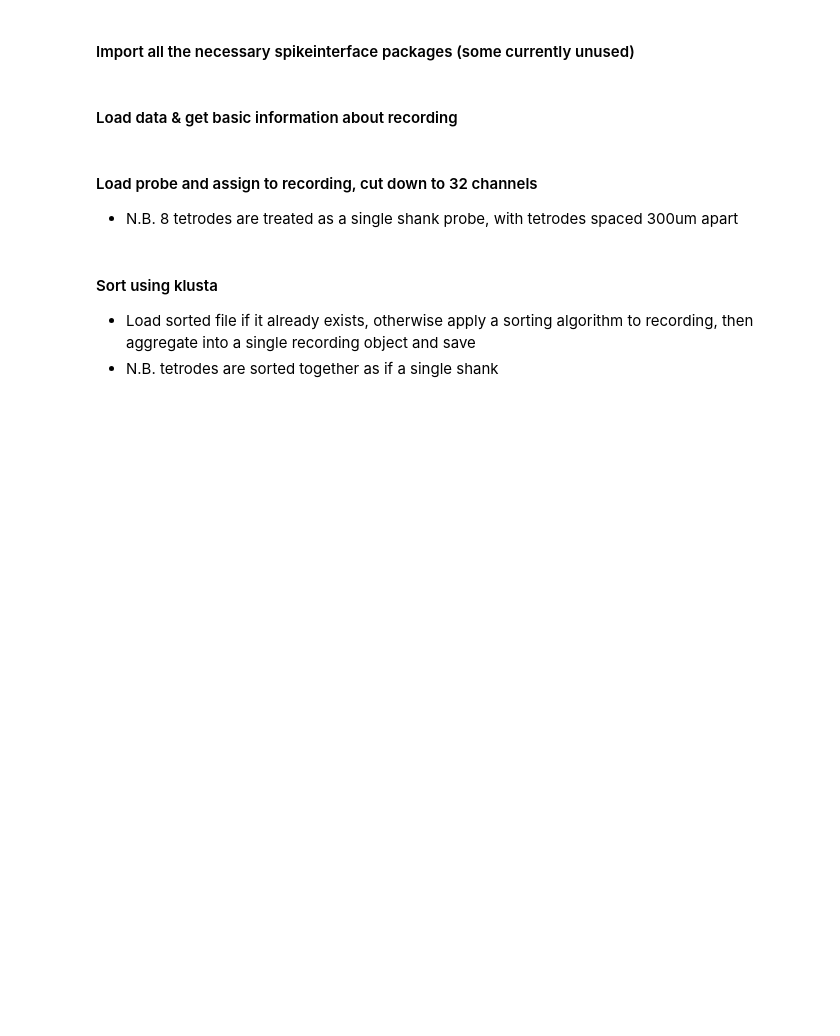
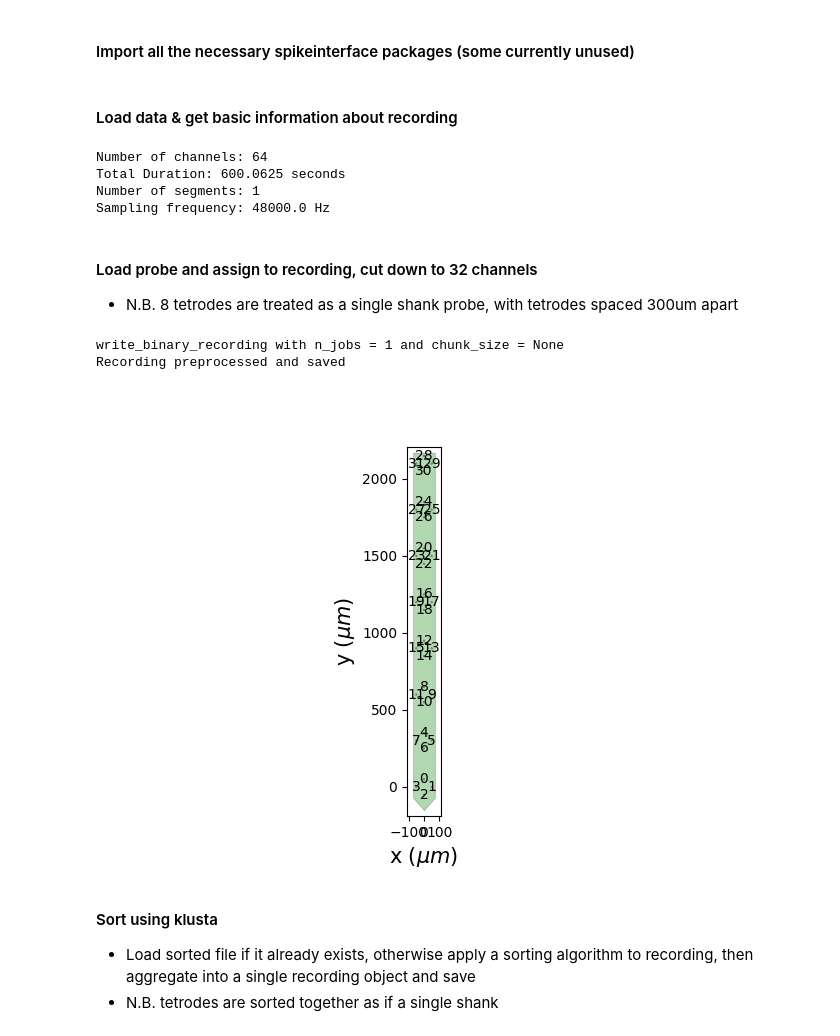
Before and after one commit to jakeswann1/spikeinterface, a Jupyter notebook: axona_spikeinterface.ipynb, the cells around one changed output. Cells and saved outputs as stored; diff of their text form; code cells hidden in the pictures; blank space fills up the shorter version.

```diff
--- a/axona_spikeinterface.ipynb
+++ b/axona_spikeinterface.ipynb
@@ -34,16 +34,17 @@ warnings.filterwarnings("ignore", category=DeprecationWarning) #gets rid of some
 #### Load data & get basic information about recording
 # %%
 ## Load Tetrode Data
-# base_folder = Path("/data/isabella/jake/recording_data/r1299/2023-01-24/")
-# recording = se.read_axona(f"{base_folder}/2023-01-24_r1299_t-maze_2_raw.set")
-# electrode_type = 'tetrode' # 'probe' or 'tetrode'
-# tetrode_count = 8
+base_folder = Path("/home/isabella/Documents/isabella/jake/recording_data")
+recording_name = '201028b_famBox'
+recording = se.read_axona(f"{base_folder}/{recording_name}.set")
+electrode_type = 'tetrode' # 'probe' or 'tetrode'
+tetrode_count = 8
 
 ## Load Probe Data
-base_folder = Path('/home/isabella/Documents/isabella/klusta_testdata')
-recording_name = '220624a_famBox'
-recording = se.read_axona(f"{base_folder}/{recording_name}.set")
-electrode_type = 'probe' # 'probe' or 'tetrode'
+# base_folder = Path('/home/isabella/Documents/isabella/klusta_testdata')
+# recording_name = '220624a_famBox'
+# recording = se.read_axona(f"{base_folder}/{recording_name}.set")
+# electrode_type = 'probe' # 'probe' or 'tetrode'
 
 ## Get some basic information about the recording
 fs = recording.get_sampling_frequency()
@@ -58,11 +59,20 @@ print(f'Number of channels: {num_chan}')
 print(f'Total Duration: {duration} seconds')
 print(f"Number of segments: {num_segments}")
 print(f'Sampling frequency: {fs} Hz')
+# %% [output]
+Number of channels: 64
+Total Duration: 600.0625 seconds
+Number of segments: 1
+Sampling frequency: 48000.0 Hz
 # %% [markdown]
 #### Load probe and assign to recording, cut down to 32 channels
 - N.B. 8 tetrodes are treated as a single shank probe, with tetrodes spaced 300um apart
 # %%
-recording_preprocessed = preprocess(recording, recording_name, base_folder, electrode_type)
+recording_preprocessed = preprocess(recording, recording_name, base_folder, electrode_type, num_channels = 64)
+# %% [output]
+write_binary_recording with n_jobs = 1 and chunk_size = None
+Recording preprocessed and saved
+[figure, added]
 # %% [markdown]
 #### Sort using klusta
 - Load sorted file if it already exists, otherwise apply a sorting algorithm to recording, then aggregate into a single recording object and save
```
Also changed, not shown: parts of 8 cells of this notebook, 3 other files.
